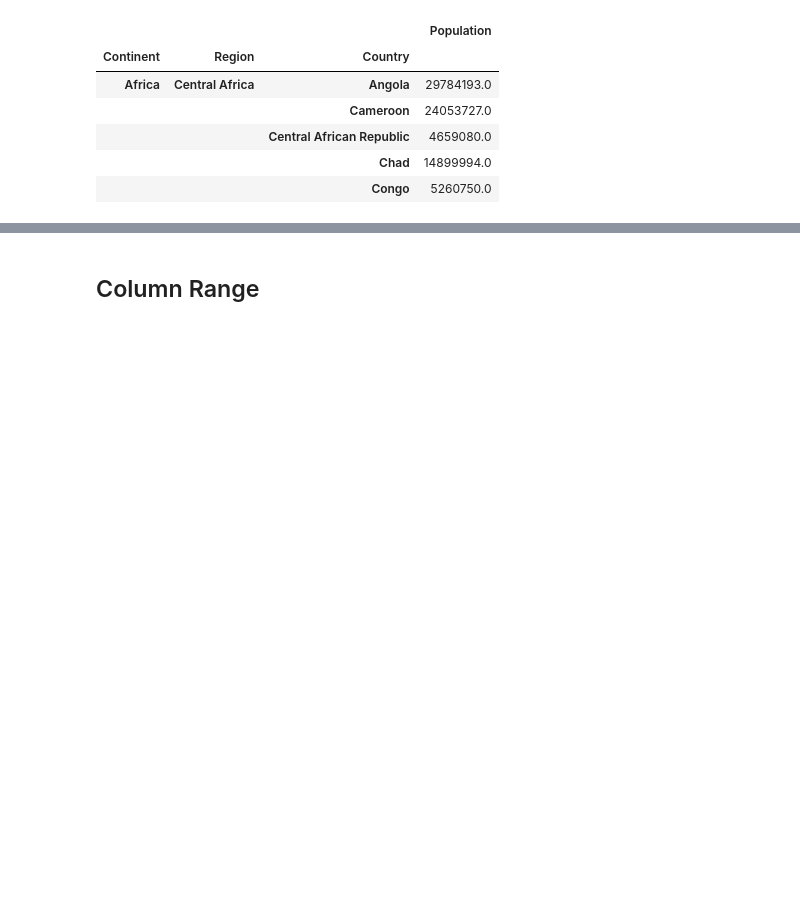
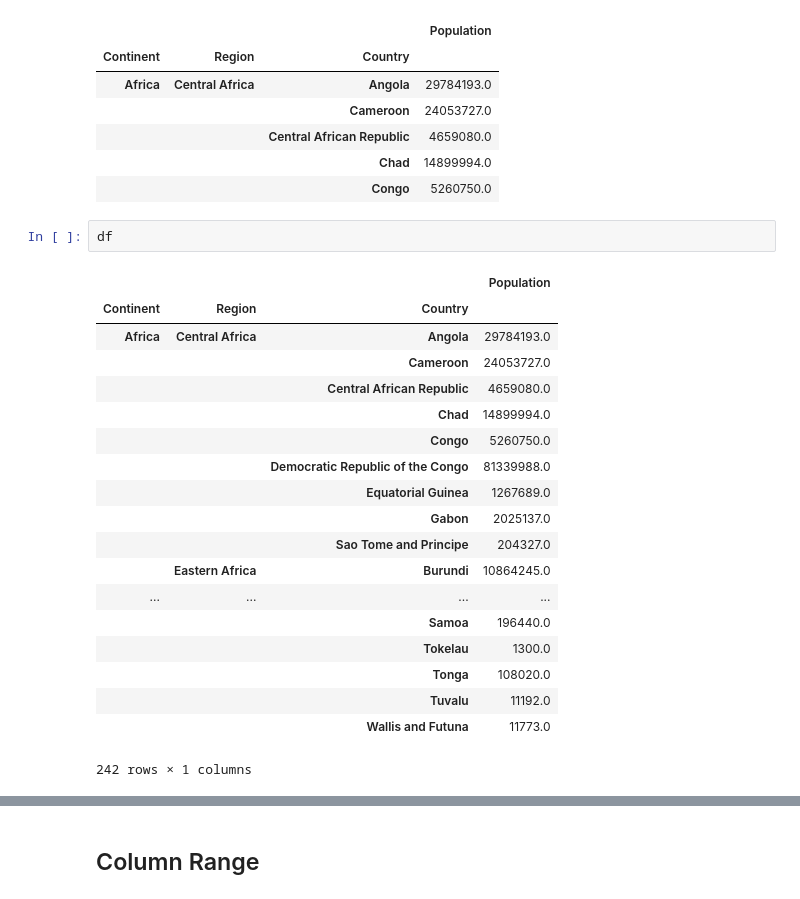
Before and after one commit to oscar6echo/ezhc, a Jupyter notebook: demo_ezhc.ipynb, the cells around one changed output, grey strips where cells are left out. Drawn from its saved outputs; the diff is of its cells as text; blank space fills up the shorter version.

```diff
--- a/demo_ezhc.ipynb
+++ b/demo_ezhc.ipynb
@@ -427,4 +420,26 @@ df.head()
 |  |  | Central African Republic | 4659080.0 |
 |  |  | Chad | 14899994.0 |
 |  |  | Congo | 5260750.0 |
+# %%
+df
+# %% [output]
+|  |  |  | Population |
+| Continent | Region | Country |  |
+| Africa | Central Africa | Angola | 29784193.0 |
+|  |  | Cameroon | 24053727.0 |
+|  |  | Central African Republic | 4659080.0 |
+|  |  | Chad | 14899994.0 |
+|  |  | Congo | 5260750.0 |
+|  |  | Democratic Republic of the Congo | 81339988.0 |
+|  |  | Equatorial Guinea | 1267689.0 |
+|  |  | Gabon | 2025137.0 |
+|  |  | Sao Tome and Principe | 204327.0 |
+|  | Eastern Africa | Burundi | 10864245.0 |
+| ... | ... | ... | ... |
+|  |  | Samoa | 196440.0 |
+|  |  | Tokelau | 1300.0 |
+|  |  | Tonga | 108020.0 |
+|  |  | Tuvalu | 11192.0 |
+|  |  | Wallis and Futuna | 11773.0 |
+242 rows × 1 columns
 # %%
```
Also changed, not shown: parts of 30 cells of this notebook, 1 other file.
